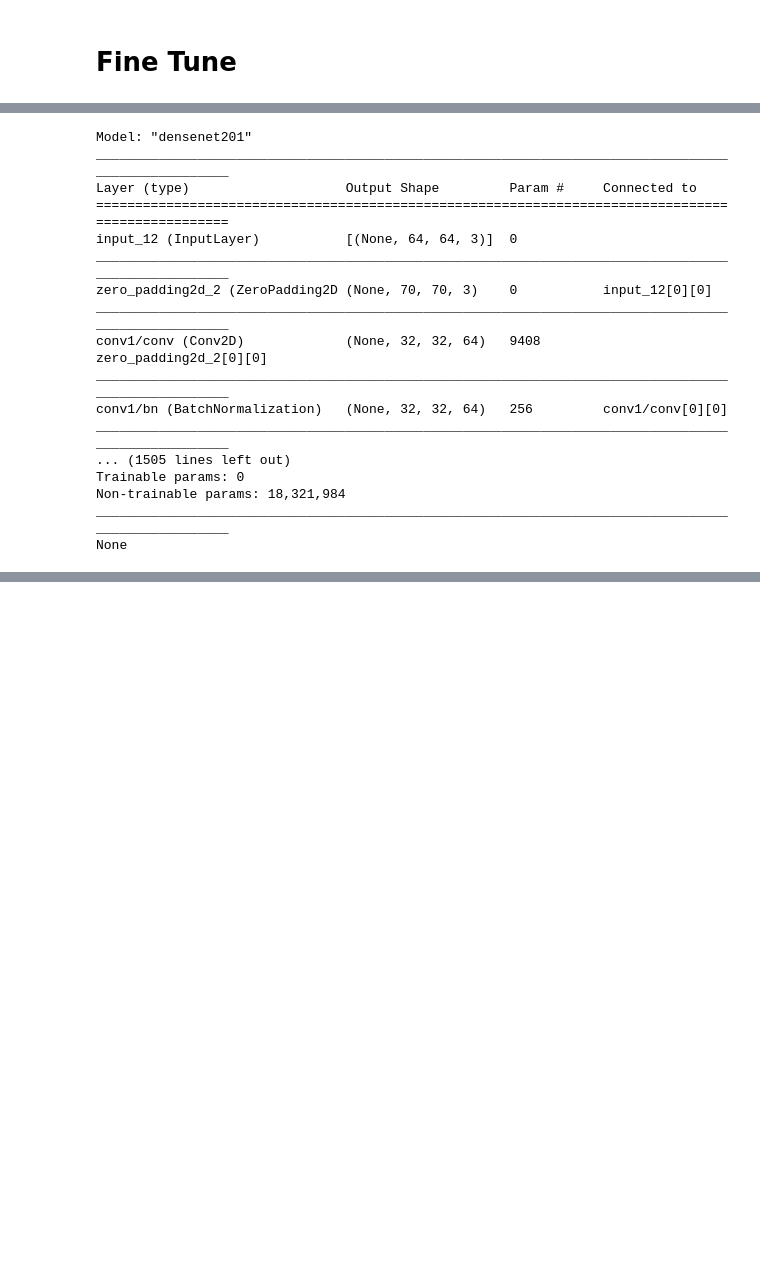
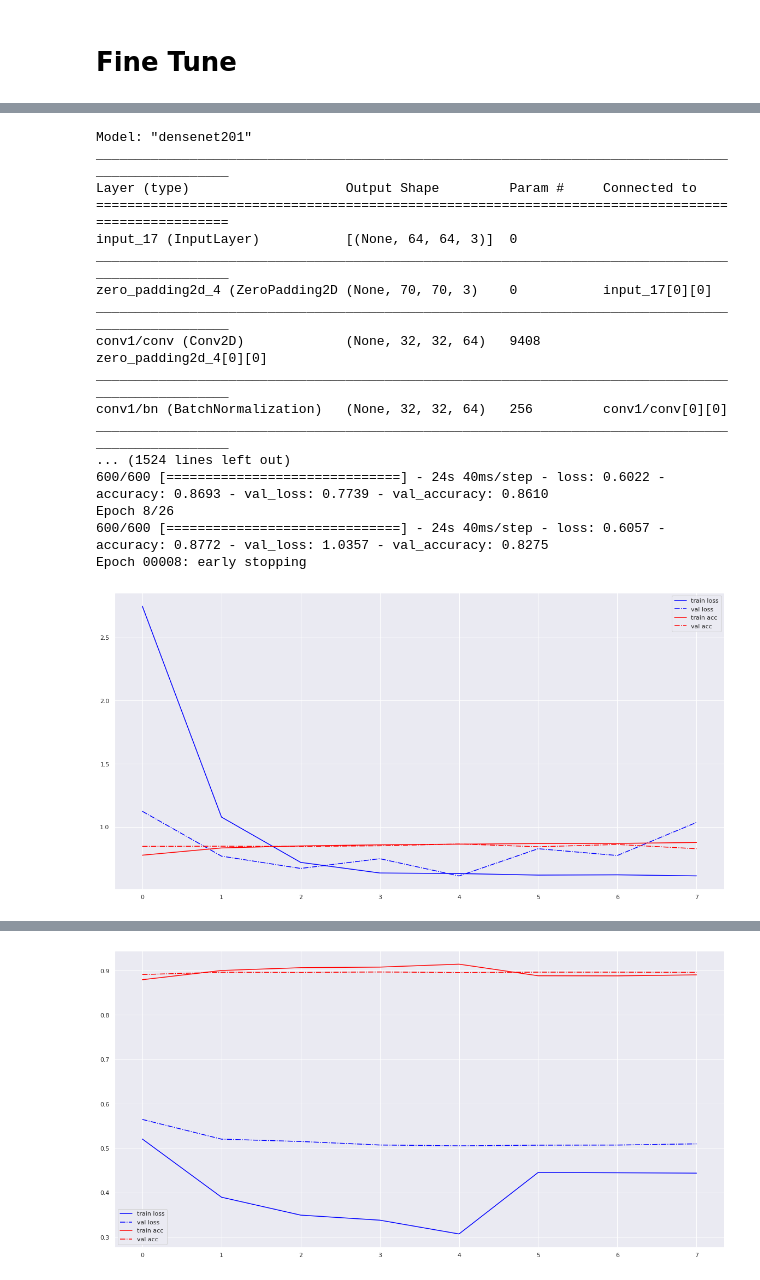
Before and after one commit to rajbircit/assignments, a Jupyter notebook: dl_a2/pretrained.ipynb, the cells around one changed output, grey strips where cells are left out. Drawn from its saved outputs; the diff is of its cells as text; code cells hidden in the pictures; blank space fills up the shorter version.

```diff
--- a/dl_a2/pretrained.ipynb
+++ b/dl_a2/pretrained.ipynb
@@ -749,32 +799,34 @@ None
 # %%
 gc.collect()
 gc.collect()
 densenet_ft = tf.keras.applications.DenseNet201(\
                                   include_top=False,\
                                   input_shape=trainX[0].shape)
 
 densenet_ft.trainable = False
 print(densenet_ft.summary())
 
 myModel = ShallowNet.build(densenet_ft.output_shape, n_classes)
 
 densenet_combined_model, densenet_combined_history = combine_and_train_finetune(densenet_ft, myModel, trainX, trainY, valX, valY, 26, 'conv5_block31_2_conv')
 densenet_acc.append(max(densenet_combined_history.history['val_accuracy']))
+print_all_saved_accuracies()
 # %% [output]
 Model: "densenet201"
 __________________________________________________________________________________________________
 Layer (type)                    Output Shape         Param #     Connected to
 ==================================================================================================
-input_12 (InputLayer)           [(None, 64, 64, 3)]  0
+input_17 (InputLayer)           [(None, 64, 64, 3)]  0
 __________________________________________________________________________________________________
-zero_padding2d_2 (ZeroPadding2D (None, 70, 70, 3)    0           input_12[0][0]
+zero_padding2d_4 (ZeroPadding2D (None, 70, 70, 3)    0           input_17[0][0]
 __________________________________________________________________________________________________
-conv1/conv (Conv2D)             (None, 32, 32, 64)   9408        zero_padding2d_2[0][0]
+conv1/conv (Conv2D)             (None, 32, 32, 64)   9408        zero_padding2d_4[0][0]
 __________________________________________________________________________________________________
 conv1/bn (BatchNormalization)   (None, 32, 32, 64)   256         conv1/conv[0][0]
 __________________________________________________________________________________________________
-... (1505 lines left out)
-Trainable params: 0
-Non-trainable params: 18,321,984
-__________________________________________________________________________________________________
-None
+... (1524 lines left out)
+600/600 [==============================] - 24s 40ms/step - loss: 0.6022 - accuracy: 0.8693 - val_loss: 0.7739 - val_accuracy: 0.8610
+Epoch 8/26
+600/600 [==============================] - 24s 40ms/step - loss: 0.6057 - accuracy: 0.8772 - val_loss: 1.0357 - val_accuracy: 0.8275
+Epoch 00008: early stopping
+[figure, added]
@@ -780,0 +850 @@ None
+[figure, added]
```
Also changed, not shown: parts of 19 cells of this notebook.
